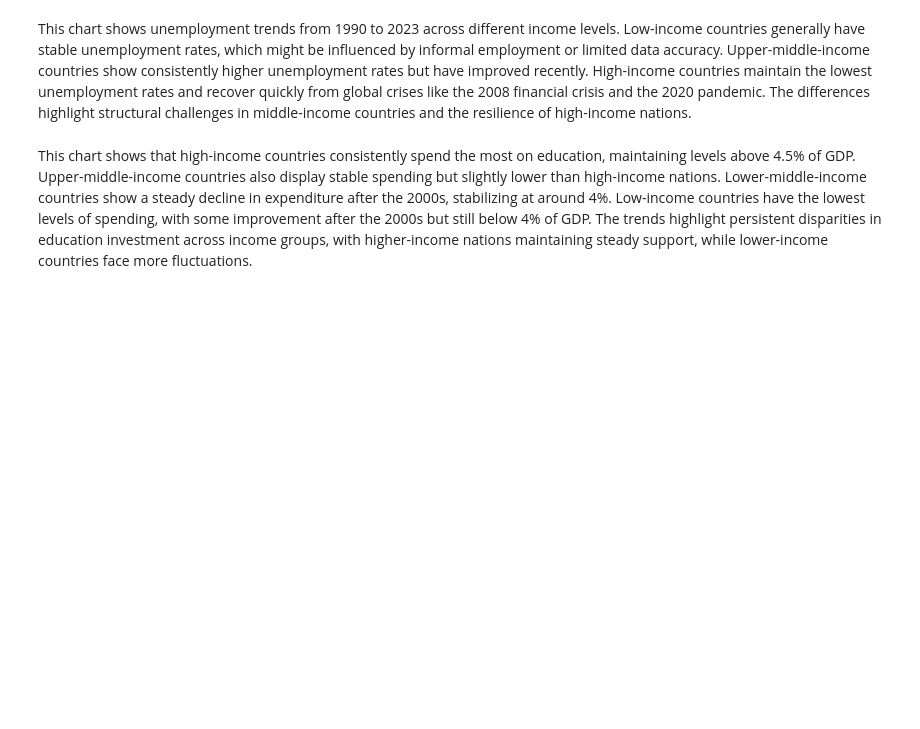
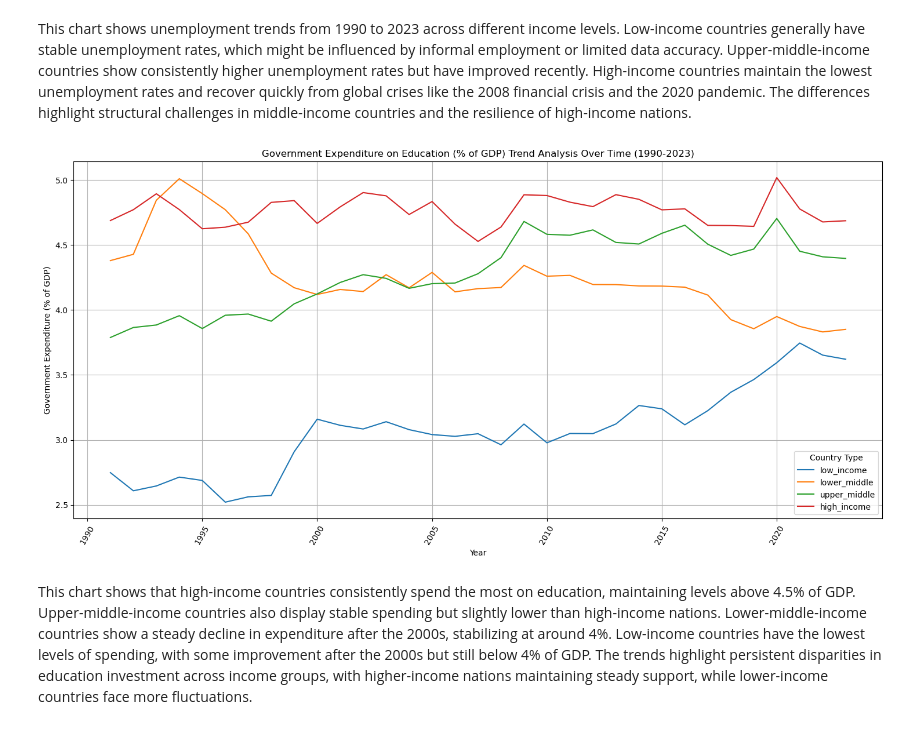
Before and after one commit to Matty67889/info-2950-project, a Jupyter notebook: phase4_new.ipynb, the cells around one changed output. Cells and saved outputs as stored; diff of their text form; code cells hidden in the pictures; blank space fills up the shorter version.

```diff
--- a/phase4_new.ipynb
+++ b/phase4_new.ipynb
@@ -200,24 +230,22 @@ plt.show()
 # %% [markdown]
 This chart shows unemployment trends from 1990 to 2023 across different income levels. Low-income countries generally have stable unemployment rates, which might be influenced by informal employment or limited data accuracy. Upper-middle-income countries show consistently higher unemployment rates but have improved recently. High-income countries maintain the lowest unemployment rates and recover quickly from global crises like the 2008 financial crisis and the 2020 pandemic. The differences highlight structural challenges in middle-income countries and the resilience of high-income nations.
 # %%
-# Government Expenditure on Education (% of GDP) Trend Analysis Over Time (1990-2023)
+'''Government Expenditure on Education (% of GDP) Trend Analysis Over
+Time (1990-2023)'''
 plt.figure(figsize=(18, 8))
-sns.lineplot(
-    data=data,
-    x="Year",
-    y="Education_expenditure",
-    hue="country_type",
-    markers=True,
-    dashes=False,
-    errorbar=None
-)
-plt.title("Government Expenditure on Education (% of GDP) Trend Analysis Over Time (1990-2023)")
+sns.lineplot(data=data, x="Year", y="Education_expenditure",
+             hue="country_type", markers=True, dashes=False,
+             errorbar=None)
+plt.title("Government Expenditure on Education (% of GDP) Trend " +
+          "Analysis Over Time (1990-2023)")
 plt.ylabel("Government Expenditure (% of GDP)")
 plt.xlabel("Year")
 plt.xticks(rotation=60)
 plt.legend(title="Country Type")
 plt.grid(True)
 plt.show()
+# %% [output]
+[figure, added]
 # %% [markdown]
 This chart shows that high-income countries consistently spend the most on education, maintaining levels above 4.5% of GDP. Upper-middle-income countries also display stable spending but slightly lower than high-income nations. Lower-middle-income countries show a steady decline in expenditure after the 2000s, stabilizing at around 4%. Low-income countries have the lowest levels of spending, with some improvement after the 2000s but still below 4% of GDP. The trends highlight persistent disparities in education investment across income groups, with higher-income nations maintaining steady support, while lower-income countries face more fluctuations.
 # %% [markdown]
```
Also changed, not shown: parts of 19 cells of this notebook.
